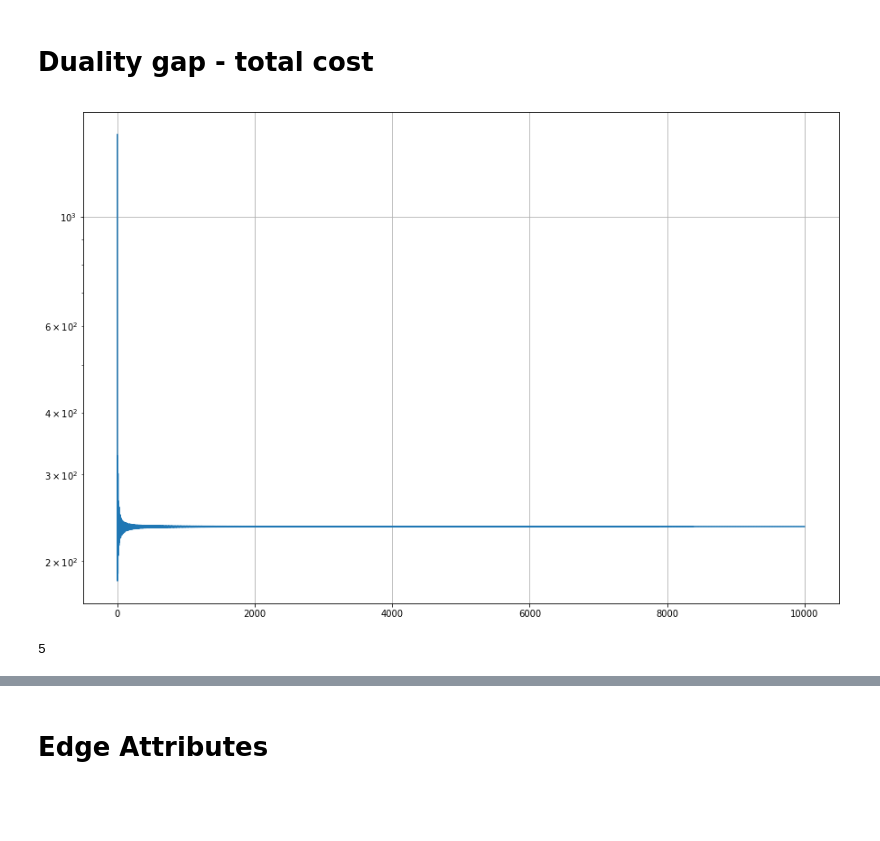
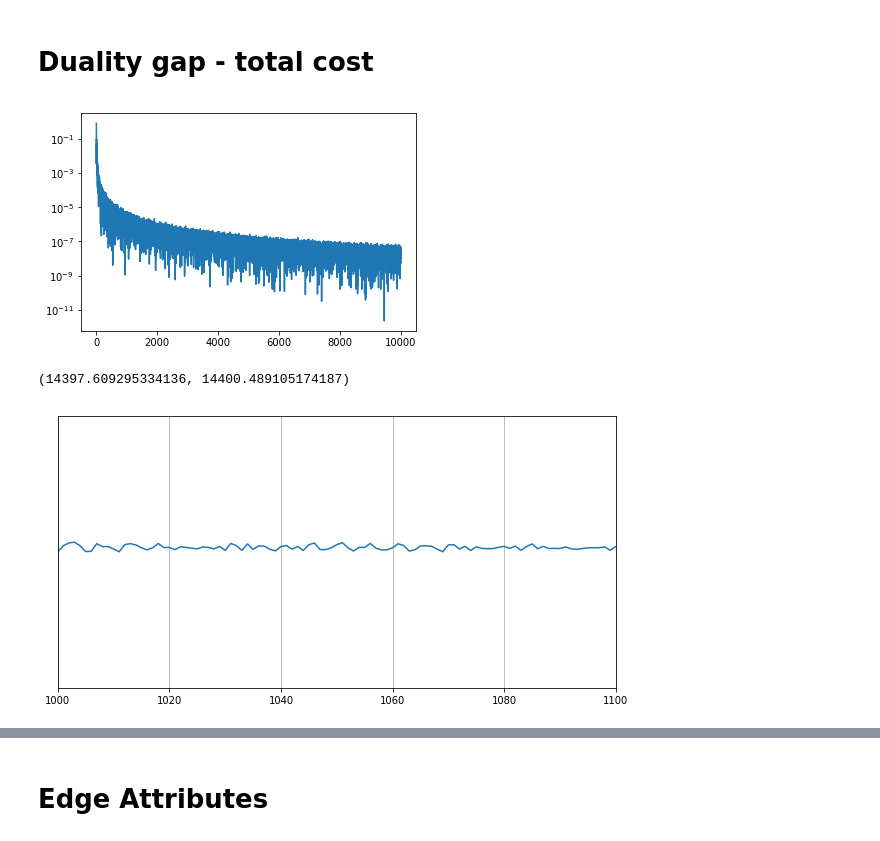
Before and after one commit to LucasFuentesValenzuela/ICU, a Jupyter notebook: notebooks/Understanding_oscillations_outer_v1.ipynb, the cells around one changed output, grey strips where cells are left out. Cells and saved outputs as stored; diff of their text form; code cells hidden in the pictures; blank space fills up the shorter version.

```diff
--- a/notebooks/Understanding_oscillations_outer_v1.ipynb
+++ b/notebooks/Understanding_oscillations_outer_v1.ipynb
@@ -38,22 +35,34 @@ The autoreload extension is already loaded. To reload it, use:
 path='Data/2Nodes/outputs/test_dualityGap/'
 # %%
 path='Data/2Nodes/outputs/test_ev/'
+# %%
+path='Data/10Nodes/outputs/test_value_cost/'
 # %%
 filename=os.listdir(path)[0]
 with open(os.path.join(path, filename), 'rb') as f:
         G_FW, OD, ri_FW, n_outer, n_inner, balance, opt_res, OD_list = pickle.load(f)
 # %% [markdown]
 # Duality gap - total cost
+# %%
+rel_pr=[]
+for i in range(len(opt_res[0]['obj'])-1):
+    rel_pr.append(np.abs(opt_res[0]['obj'][i]-opt_res[0]['obj'][i+1])/opt_res[0]['obj'][i])
 # %%
-plt.figure(figsize=(15,10))
-plt.plot(opt_res[1]['obj'])
+plt.figure()
+plt.plot(rel_pr)
 plt.yscale('log')
-plt.grid(True)
 # %% [output]
-[figure, old version]
+[figure, new version]
-# %%
-len(OD_list)
-# %% [output]
-5
+# %%
+plt.figure(figsize=(10,5))
+plt.plot(opt_res[0]['obj'])
+plt.yscale('log')
+plt.grid(True)
+plt.xlim([1000,1100])
+val=opt_res[0]['obj'][1000]
+plt.ylim([0.9999*val,1.0001*val])
+# %% [output]
+(14397.609295334136, 14400.489105174187)
+[figure, added]
 # %%
 G_ref=G_FW[2]
```
Also changed, not shown: parts of 8 cells of this notebook, 10 other files.
